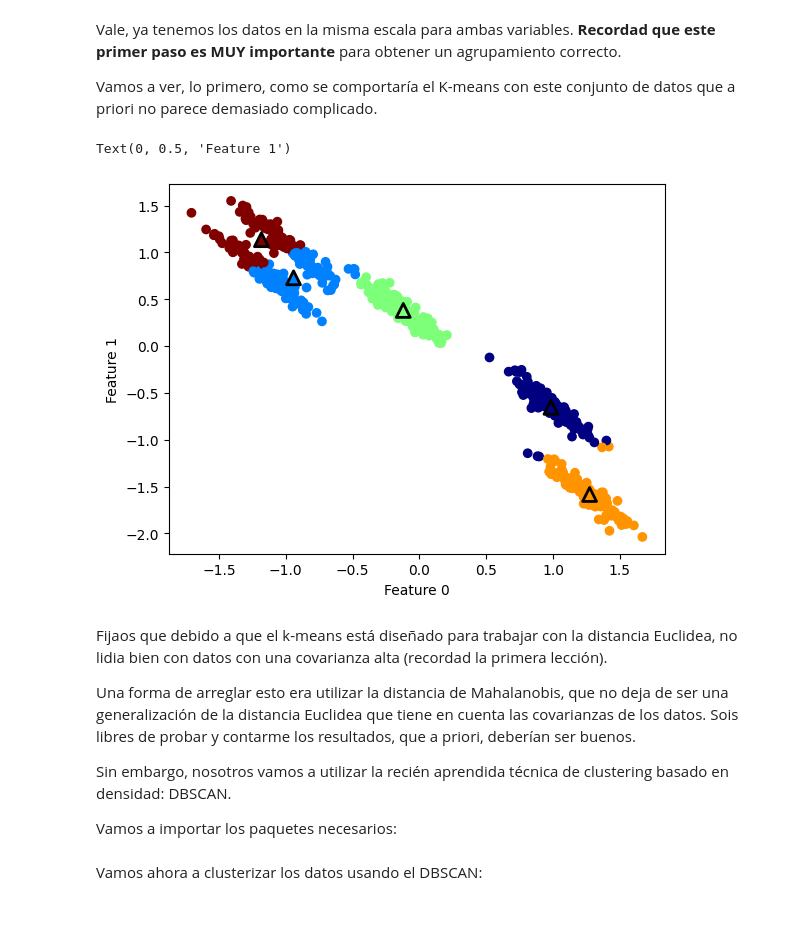
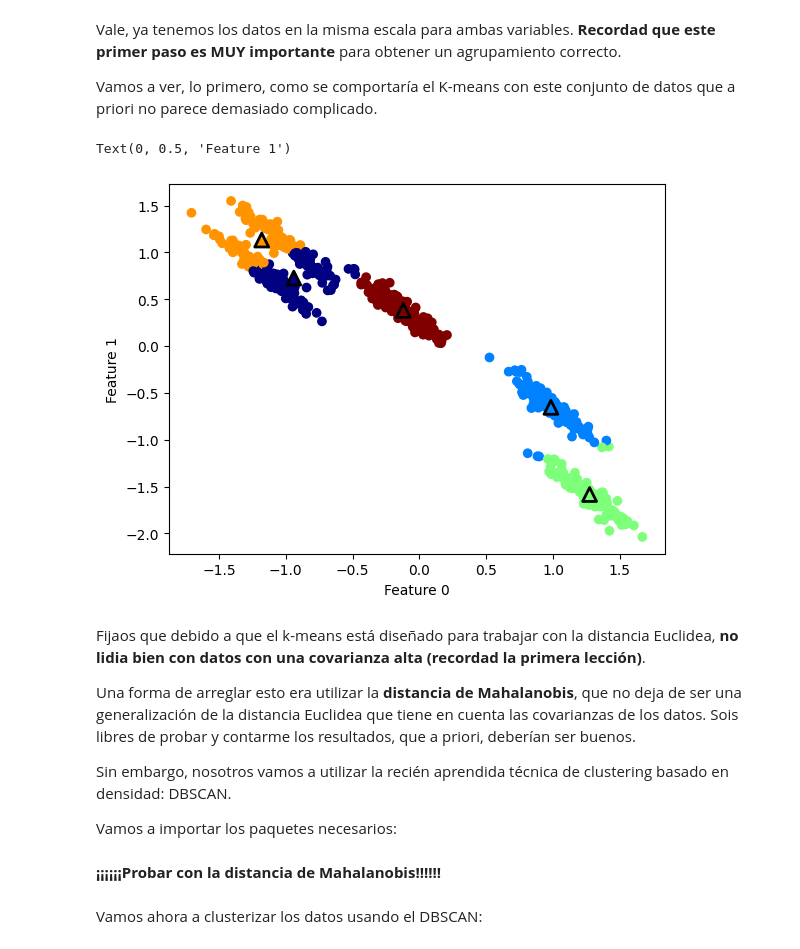
Before and after one commit to emichester/06MIAR_Aprendizaje_No_Supervisado, a Jupyter notebook: NotebooksDeClase/VC05_Métodos_de_clustering_basados_en_densidad.ipynb, the cells around one changed output. Drawn from its saved outputs; the diff is of its cells as text; code cells hidden in the pictures; blank space fills up the shorter version.

```diff
--- a/NotebooksDeClase/VC05_Métodos_de_clustering_basados_en_densidad.ipynb
+++ b/NotebooksDeClase/VC05_Métodos_de_clustering_basados_en_densidad.ipynb
@@ -51,32 +56,34 @@ Vamos a ver, lo primero, como se comportaría el K-means con este conjunto de da
 # %%
 # cluster the data into five clusters
 
-kmeans=KMeans(n_clusters=5)
+kmeans=KMeans(n_clusters=5, n_init=5)
 y_pred=kmeans.fit_predict(X_scaled)
 
 # plot the cluster assignments and cluster centers
 plt.scatter(X_scaled[:, 0], X_scaled[:, 1], c=y_pred, cmap="jet")
 plt.scatter(kmeans.cluster_centers_[:, 0],
             kmeans.cluster_centers_[:, 1],
             marker='^',
             c=[0, 1, 2, 3, 4],
             s=100,
             linewidth=2,
             edgecolor='black',
             cmap="jet")
 plt.xlabel("Feature 0")
 plt.ylabel("Feature 1")
 # %% [output]
 Text(0, 0.5, 'Feature 1')
-[figure, old version]
+[figure, new version]
 # %% [markdown]
-Fijaos que debido a que el k-means está diseñado para trabajar con la distancia Euclidea, no lidia bien con datos con una covarianza alta (recordad la primera lección).
+Fijaos que debido a que el k-means está diseñado para trabajar con la distancia Euclidea, **no lidia bien con datos con una covarianza alta (recordad la primera lección)**.
 
-Una forma de arreglar esto era utilizar la distancia de Mahalanobis, que no deja de ser una generalización de la distancia Euclidea que tiene en cuenta las covarianzas de los datos. Sois libres de probar y contarme los resultados, que a priori, deberían ser buenos.
+Una forma de arreglar esto era utilizar la **distancia de Mahalanobis**, que no deja de ser una generalización de la distancia Euclidea que tiene en cuenta las covarianzas de los datos. Sois libres de probar y contarme los resultados, que a priori, deberían ser buenos.
 
 Sin embargo, nosotros vamos a utilizar la recién aprendida técnica de clustering basado en densidad: DBSCAN.
 
 Vamos a importar los paquetes necesarios:
+# %% [markdown]
+**¡¡¡¡¡¡Probar con la distancia de Mahalanobis!!!!!!**
 # %%
 from sklearn.cluster import DBSCAN
 # %% [markdown]
```
Also changed, not shown: parts of 9 cells of this notebook.
